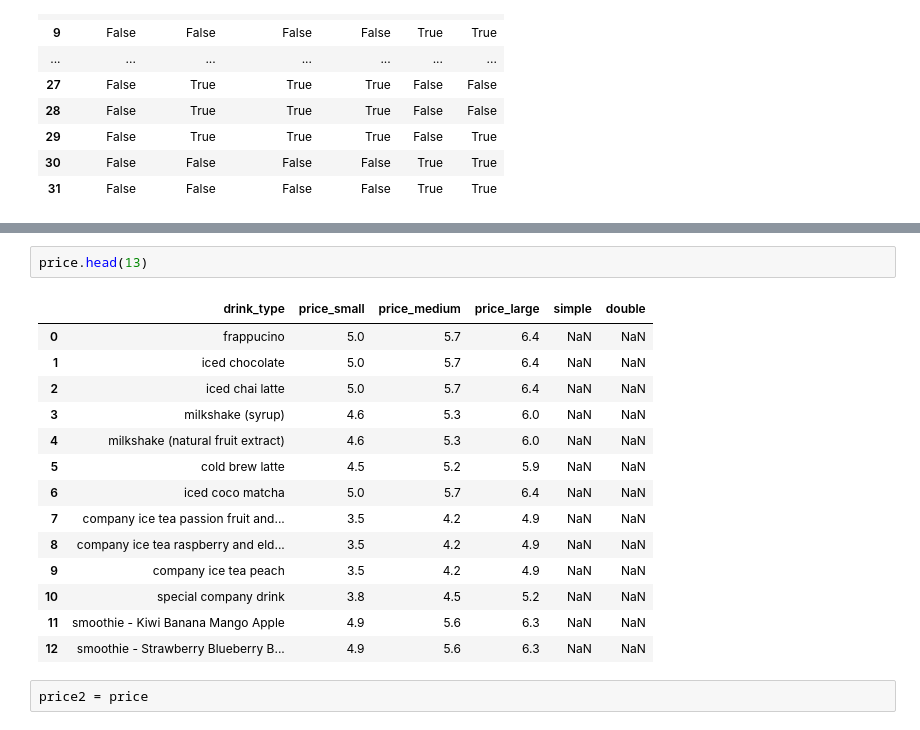
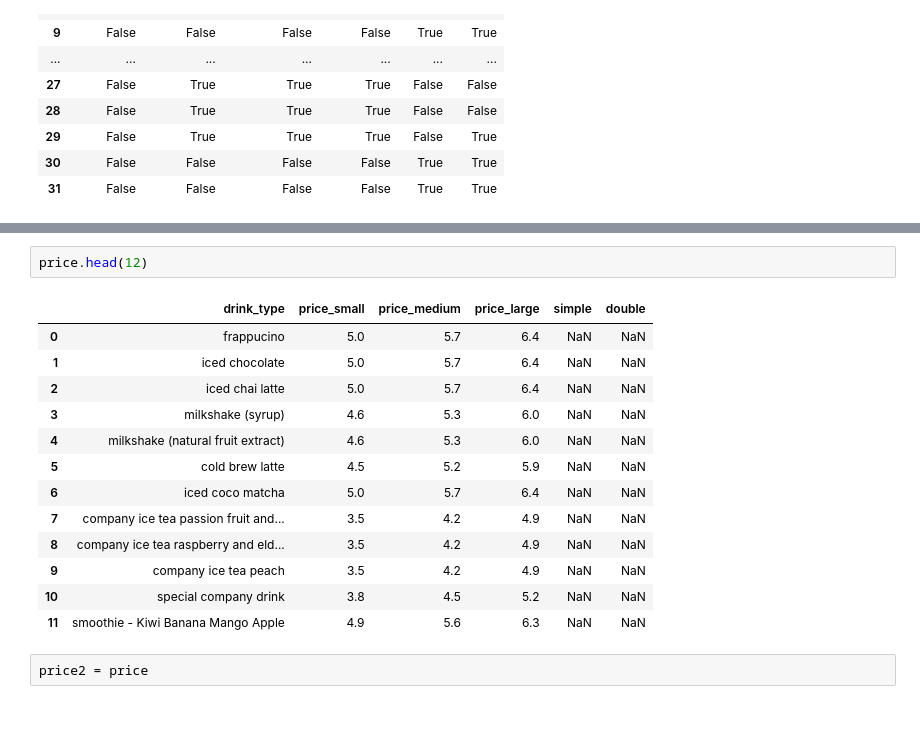
Before and after one commit to Luna-Agora/coffee, a Jupyter notebook: Notebooks/coffee notebook.ipynb, the cells around one changed output, grey strips where cells are left out. Cells and saved outputs as stored; diff of their text form.

```diff
--- a/Notebooks/coffee notebook.ipynb
+++ b/Notebooks/coffee notebook.ipynb
@@ -84,22 +84,21 @@ price.last
 30           3.6          4.3     NaN     NaN
 31           3.4          3.8     NaN     NaN  >
 # %%
-price.head(13)
+price.head(12)
 # %% [output]
 |  | drink_type | price_small | price_medium | price_large | simple | double |
 | 0 | frappucino | 5.0 | 5.7 | 6.4 | NaN | NaN |
 | 1 | iced chocolate | 5.0 | 5.7 | 6.4 | NaN | NaN |
 | 2 | iced chai latte | 5.0 | 5.7 | 6.4 | NaN | NaN |
 | 3 | milkshake (syrup) | 4.6 | 5.3 | 6.0 | NaN | NaN |
 | 4 | milkshake (natural fruit extract) | 4.6 | 5.3 | 6.0 | NaN | NaN |
 | 5 | cold brew latte | 4.5 | 5.2 | 5.9 | NaN | NaN |
 | 6 | iced coco matcha | 5.0 | 5.7 | 6.4 | NaN | NaN |
 | 7 | company ice tea passion fruit and... | 3.5 | 4.2 | 4.9 | NaN | NaN |
 | 8 | company ice tea raspberry and eld... | 3.5 | 4.2 | 4.9 | NaN | NaN |
 | 9 | company ice tea peach | 3.5 | 4.2 | 4.9 | NaN | NaN |
 | 10 | special company drink | 3.8 | 4.5 | 5.2 | NaN | NaN |
 | 11 | smoothie - Kiwi Banana Mango Apple | 4.9 | 5.6 | 6.3 | NaN | NaN |
-| 12 | smoothie - Strawberry Blueberry B... | 4.9 | 5.6 | 6.3 | NaN | NaN |
 # %%
 price2 = price
 # %%
```
